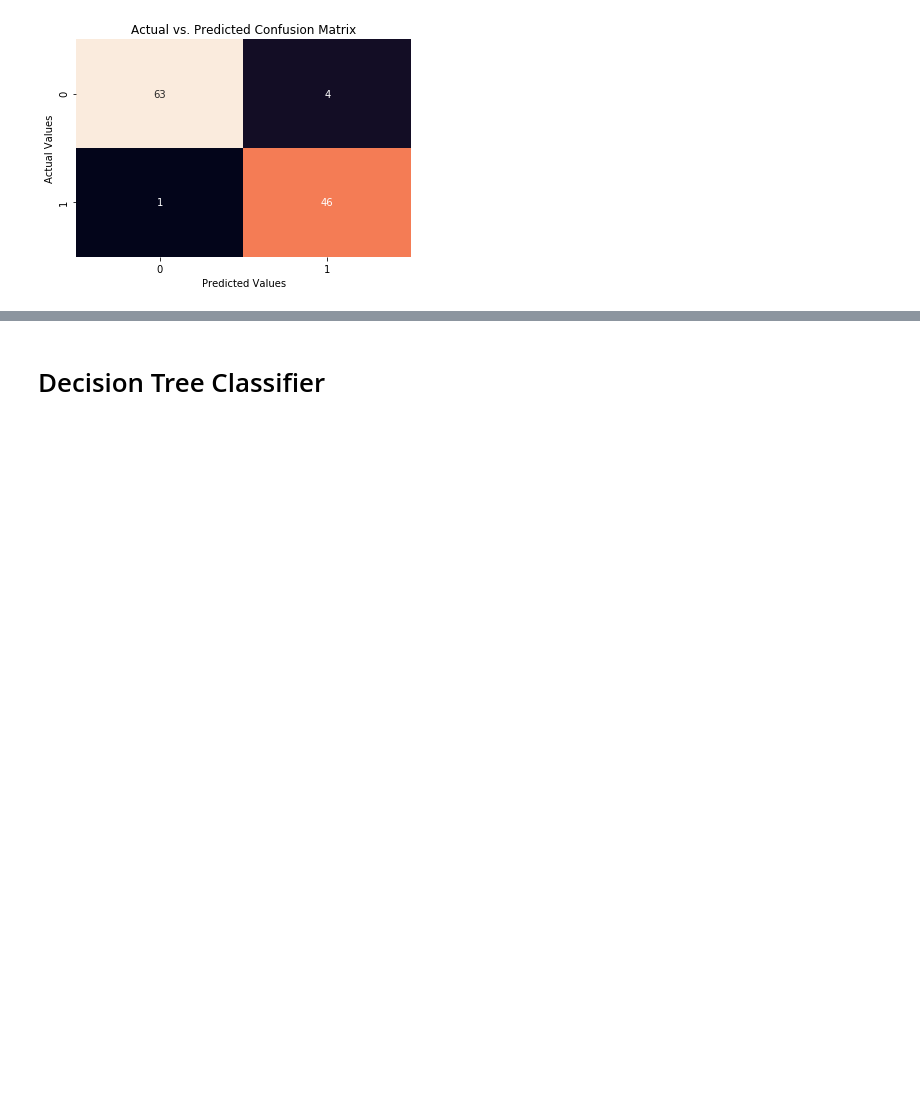
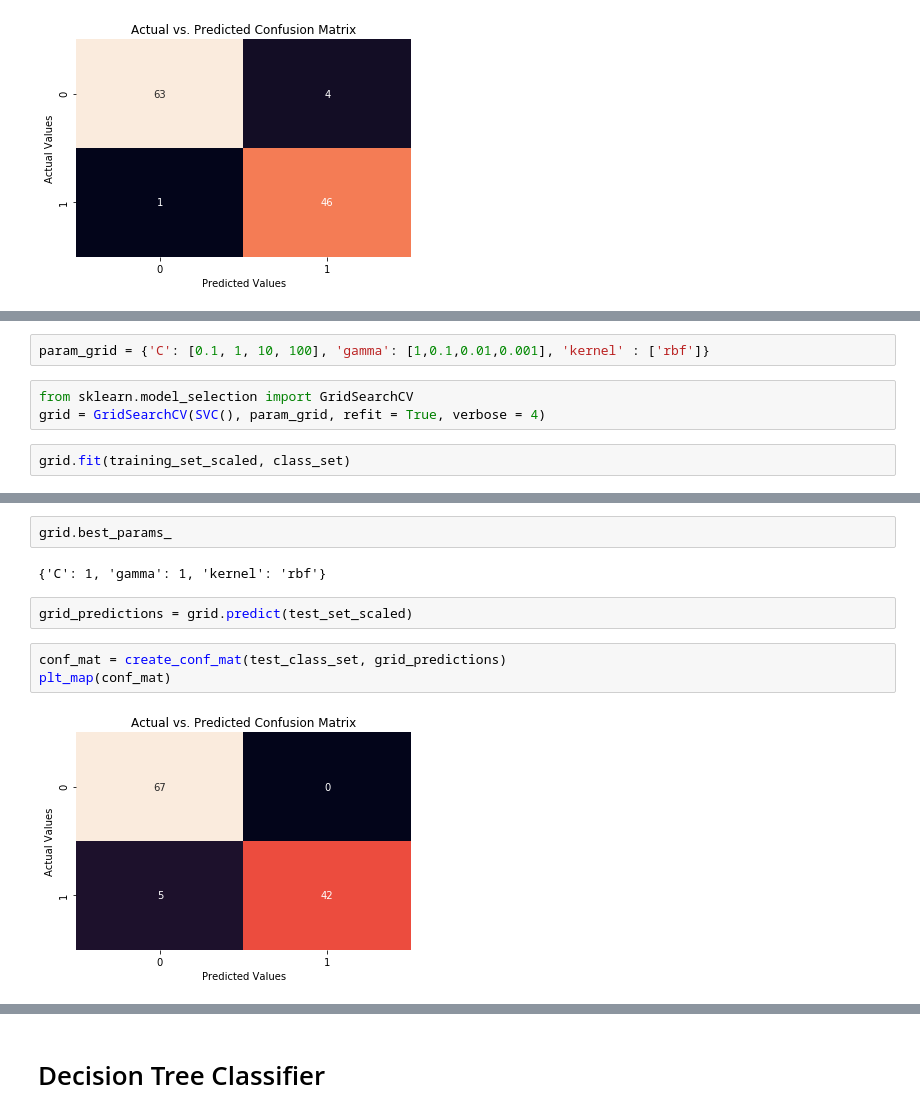
Before and after one commit to vaibhavz2402/breast-cancer-diagnosis, a Jupyter notebook: breast_cancer.ipynb, the cells around one changed output, grey strips where cells are left out. Saved outputs shown, nothing was run; the diff lists cells and outputs as text; blank space fills up the shorter version.

```diff
--- a/breast_cancer.ipynb
+++ b/breast_cancer.ipynb
@@ -292,0 +342,7 @@ plt_map(conf_mat)
+# %%
+param_grid = {'C': [0.1, 1, 10, 100], 'gamma': [1,0.1,0.01,0.001], 'kernel' : ['rbf']}
+# %%
+from sklearn.model_selection import GridSearchCV
+grid = GridSearchCV(SVC(), param_grid, refit = True, verbose = 4)
+# %%
+grid.fit(training_set_scaled, class_set)
@@ -292,0 +383,11 @@ plt_map(conf_mat)
+# %%
+grid.best_params_
+# %% [output]
+{'C': 1, 'gamma': 1, 'kernel': 'rbf'}
+# %%
+grid_predictions = grid.predict(test_set_scaled)
+# %%
+conf_mat = create_conf_mat(test_class_set, grid_predictions)
+plt_map(conf_mat)
+# %% [output]
+[figure, added]
```
Also changed, not shown: parts of 20 cells of this notebook, 1 other file.
